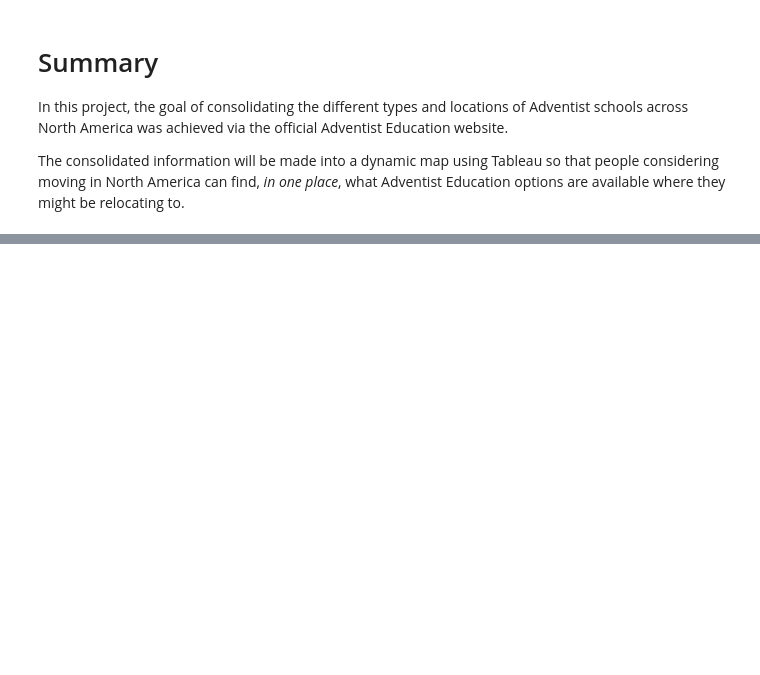
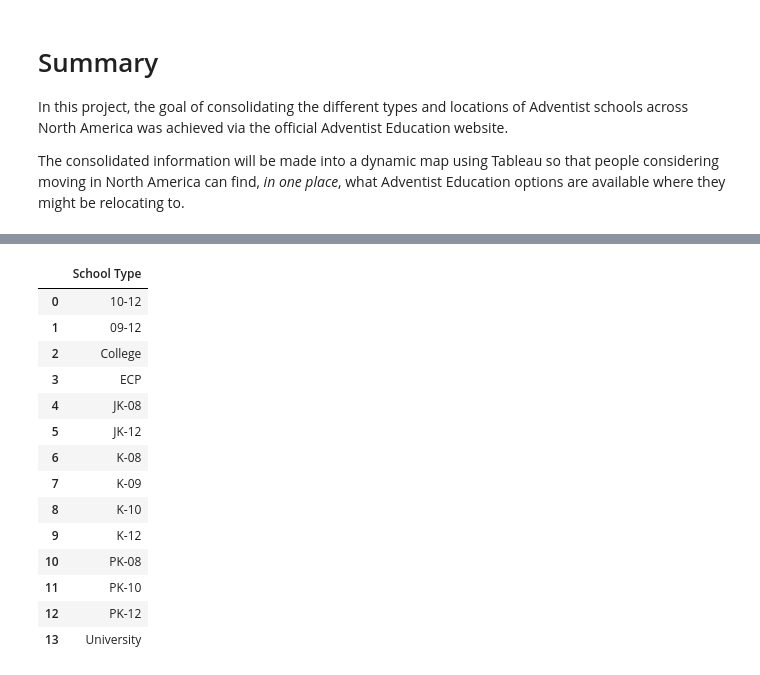
Before and after one commit to whitefreeze/SDANAD-Education, a Jupyter notebook: Scraping.ipynb, the cells around one changed output, grey strips where cells are left out. Saved outputs shown, nothing was run; the diff lists cells and outputs as text; code cells hidden in the pictures; blank space fills up the shorter version.

```diff
--- a/Scraping.ipynb
+++ b/Scraping.ipynb
@@ -227,0 +477,21 @@ The consolidated information will be made into a dynamic map using Tableau so th
+# %%
+school_type_data = {'School Type': ['10-12', '09-12', 'College', 'ECP', 'JK-08', 'JK-12', 'K-08', 'K-09', 'K-10', 'K-12', 'PK-08', 'PK-10', 'PK-12', 'University']}
+school_types = pd.DataFrame(school_type_data)
+
+display(school_types)
+# %% [output]
+|  | School Type |
+| 0 | 10-12 |
+| 1 | 09-12 |
+| 2 | College |
+| 3 | ECP |
+| 4 | JK-08 |
+| 5 | JK-12 |
+| 6 | K-08 |
+| 7 | K-09 |
+| 8 | K-10 |
+| 9 | K-12 |
+| 10 | PK-08 |
+| 11 | PK-10 |
+| 12 | PK-12 |
+| 13 | University |
```
Also changed, not shown: parts of 33 cells of this notebook, 1 other file.
